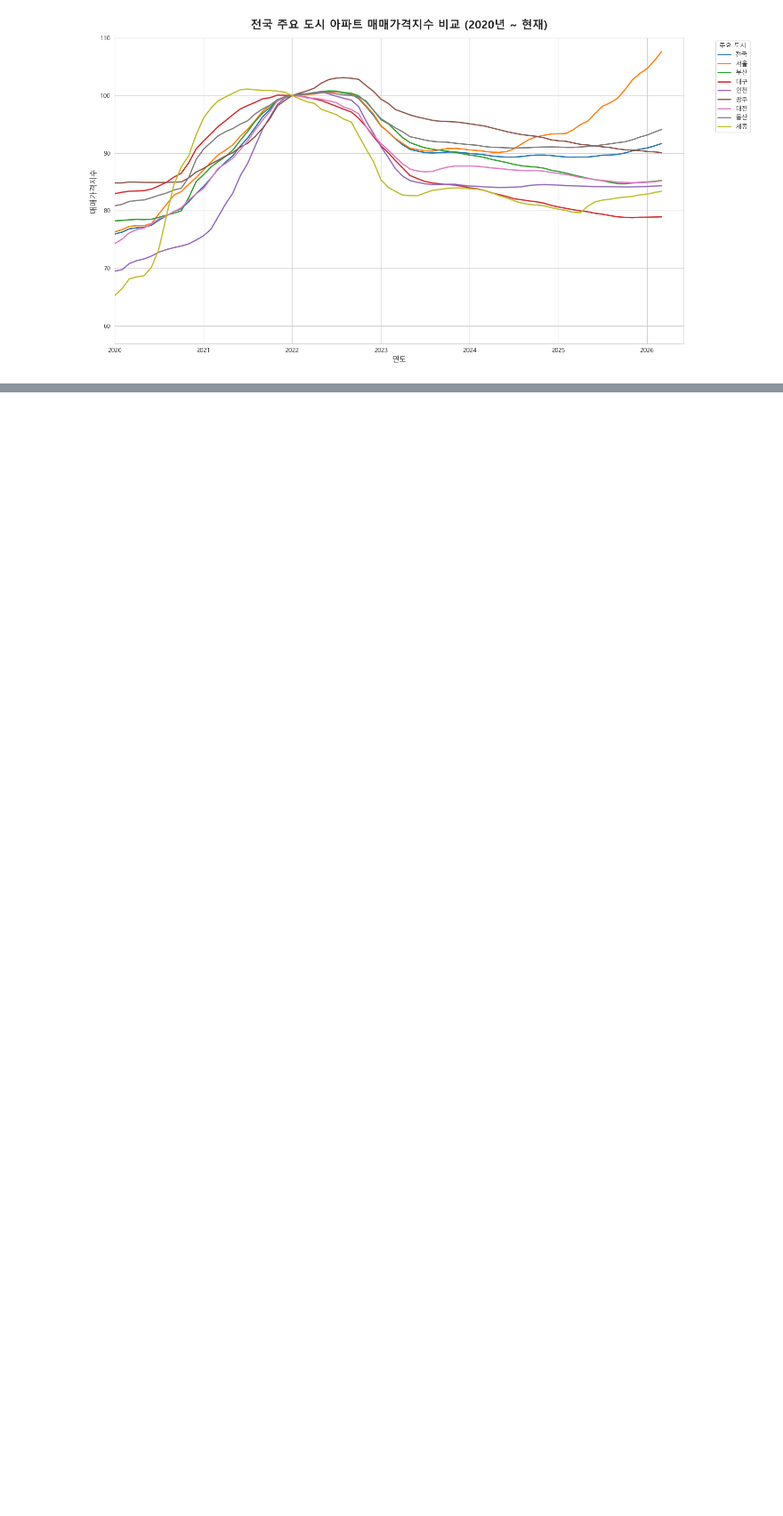
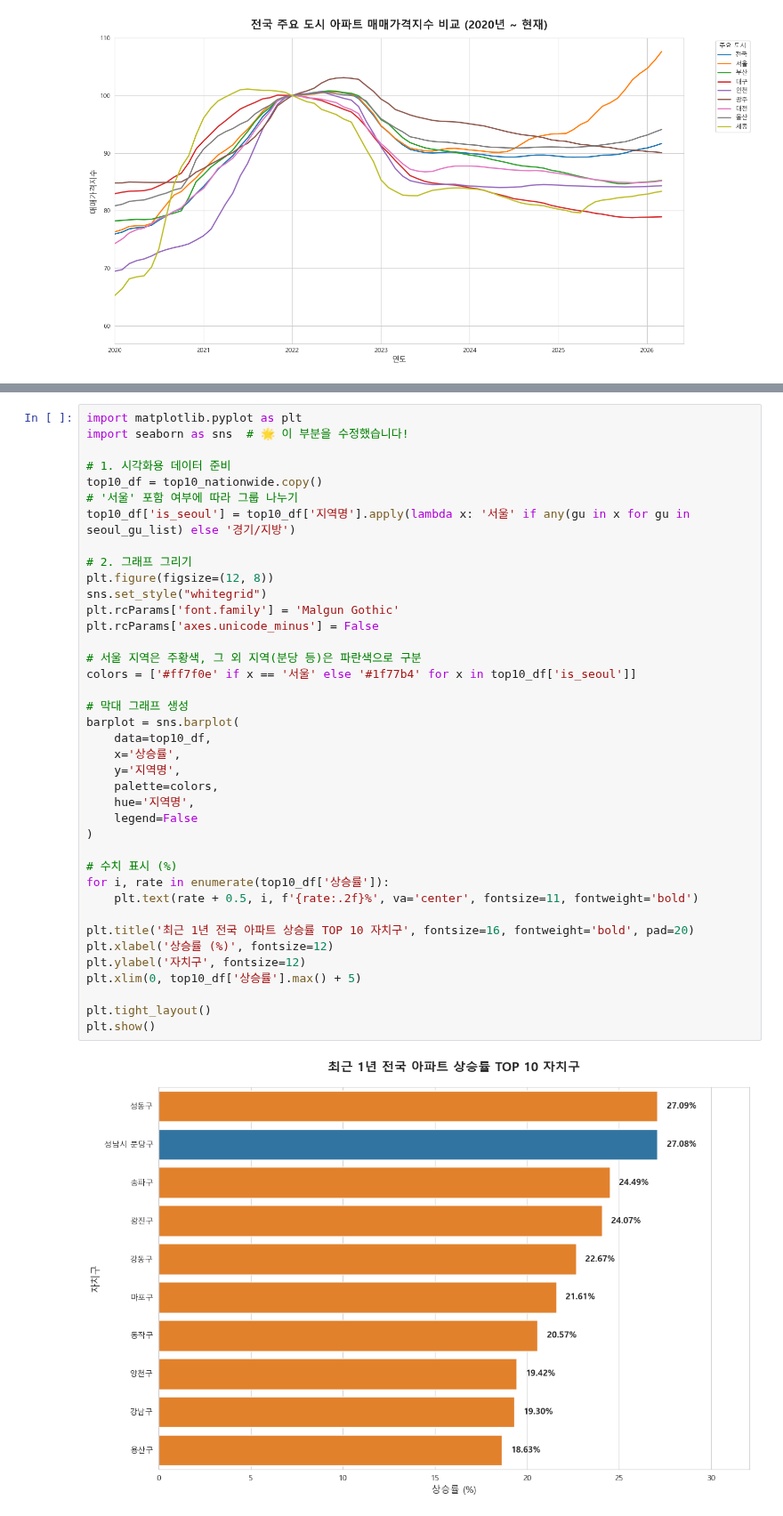
Before and after one commit to space-cap/python-real-estate-analysis, a Jupyter notebook: notebooks/01_monthly_apt_trend.ipynb, the cells around one changed output, grey strips where cells are left out. Shown at 89% size. Drawn from its saved outputs; the diff is of its cells as text; blank space fills up the shorter version.

```diff
--- a/notebooks/01_monthly_apt_trend.ipynb
+++ b/notebooks/01_monthly_apt_trend.ipynb
@@ -641,0 +670,41 @@ KeyError: '2026-03-01'
+# %%
+import matplotlib.pyplot as plt
+import seaborn as sns  # 🌟 이 부분을 수정했습니다!
+
+# 1. 시각화용 데이터 준비
+top10_df = top10_nationwide.copy()
+# '서울' 포함 여부에 따라 그룹 나누기
+top10_df['is_seoul'] = top10_df['지역명'].apply(lambda x: '서울' if any(gu in x for gu in seoul_gu_list) else '경기/지방')
+
+# 2. 그래프 그리기
+plt.figure(figsize=(12, 8))
+sns.set_style("whitegrid")
+plt.rcParams['font.family'] = 'Malgun Gothic'
+plt.rcParams['axes.unicode_minus'] = False
+
+# 서울 지역은 주황색, 그 외 지역(분당 등)은 파란색으로 구분
+colors = ['#ff7f0e' if x == '서울' else '#1f77b4' for x in top10_df['is_seoul']]
+
+# 막대 그래프 생성
+barplot = sns.barplot(
+    data=top10_df,
+    x='상승률',
+    y='지역명',
+    palette=colors,
+    hue='지역명',
+    legend=False
+)
+
+# 수치 표시 (%)
+for i, rate in enumerate(top10_df['상승률']):
+    plt.text(rate + 0.5, i, f'{rate:.2f}%', va='center', fontsize=11, fontweight='bold')
+
+plt.title('최근 1년 전국 아파트 상승률 TOP 10 자치구', fontsize=16, fontweight='bold', pad=20)
+plt.xlabel('상승률 (%)', fontsize=12)
+plt.ylabel('자치구', fontsize=12)
+plt.xlim(0, top10_df['상승률'].max() + 5)
+
+plt.tight_layout()
+plt.show()
+# %% [output]
+[figure, added]
```
Also changed, not shown: parts of 6 cells of this notebook, 1 other file.
